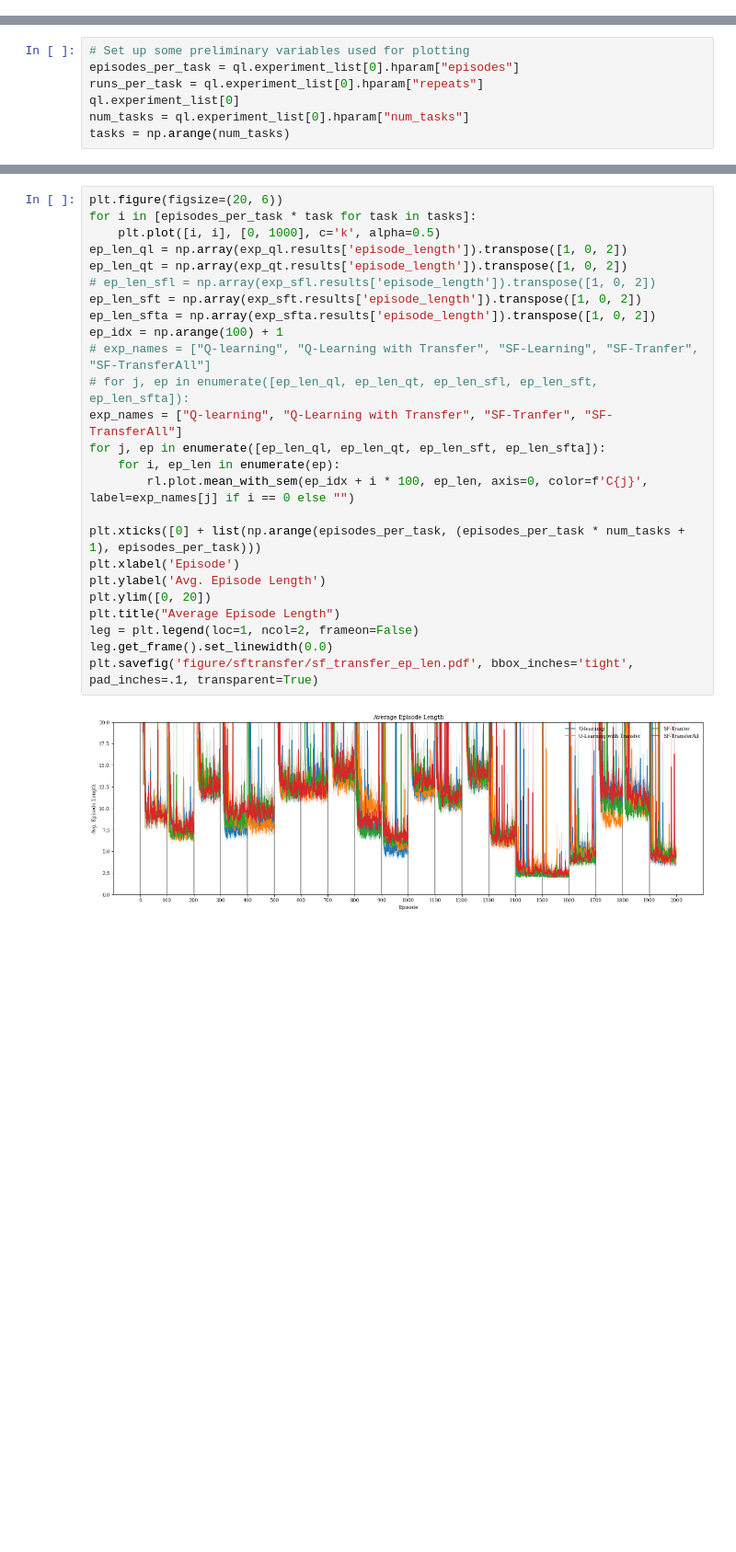
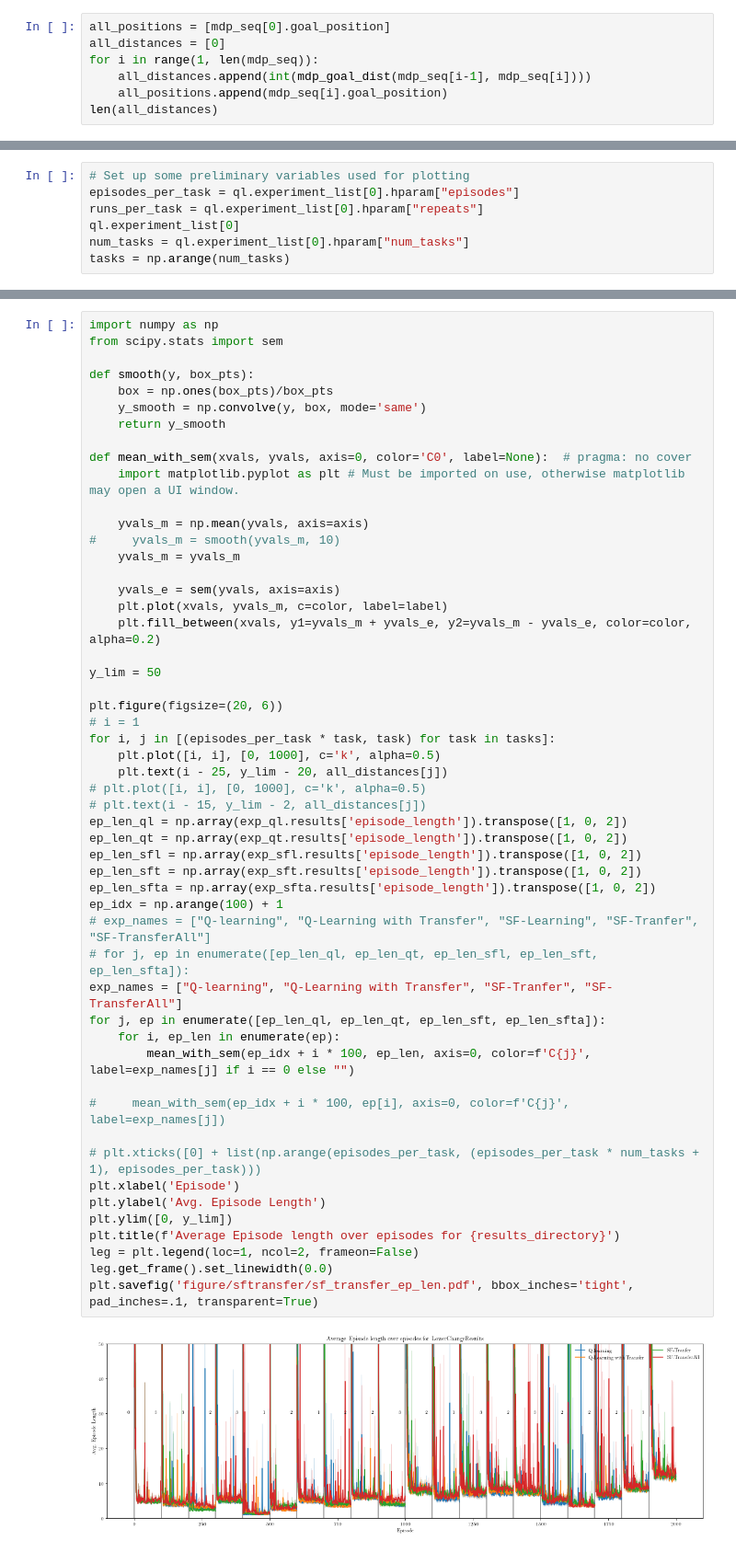
Before and after one commit to samuelfneumann/rewardpredictive, a Jupyter notebook: visualization.ipynb, the cells around one changed output, grey strips where cells are left out. Shown: that part at 92% size. Cells and saved outputs as stored; diff of their text form; blank space fills up the shorter version.

Commit message:
more visualizations

```diff
--- a/visualization.ipynb
+++ b/visualization.ipynb
@@ -33,0 +27,7 @@ Loading mazes from file /home/taodav/Documents/rewardpredictive/data/RandomRewar
+# %%
+all_positions = [mdp_seq[0].goal_position]
+all_distances = [0]
+for i in range(1, len(mdp_seq)):
+    all_distances.append(int(mdp_goal_dist(mdp_seq[i-1], mdp_seq[i])))
+    all_positions.append(mdp_seq[i].goal_position)
+len(all_distances)
@@ -91,30 +99,57 @@ lr_r: 0.9
 # %%
+import numpy as np
+from scipy.stats import sem
+
+def smooth(y, box_pts):
+    box = np.ones(box_pts)/box_pts
+    y_smooth = np.convolve(y, box, mode='same')
+    return y_smooth
+
+def mean_with_sem(xvals, yvals, axis=0, color='C0', label=None):  # pragma: no cover
+    import matplotlib.pyplot as plt # Must be imported on use, otherwise matplotlib may open a UI window.
+
+    yvals_m = np.mean(yvals, axis=axis)
+#     yvals_m = smooth(yvals_m, 10)
+    yvals_m = yvals_m
+
+    yvals_e = sem(yvals, axis=axis)
+    plt.plot(xvals, yvals_m, c=color, label=label)
+    plt.fill_between(xvals, y1=yvals_m + yvals_e, y2=yvals_m - yvals_e, color=color, alpha=0.2)
+
+y_lim = 50
+
 plt.figure(figsize=(20, 6))
-for i in [episodes_per_task * task for task in tasks]:
+# i = 1
+for i, j in [(episodes_per_task * task, task) for task in tasks]:
     plt.plot([i, i], [0, 1000], c='k', alpha=0.5)
+    plt.text(i - 25, y_lim - 20, all_distances[j])
+# plt.plot([i, i], [0, 1000], c='k', alpha=0.5)
+# plt.text(i - 15, y_lim - 2, all_distances[j])
 ep_len_ql = np.array(exp_ql.results['episode_length']).transpose([1, 0, 2])
 ep_len_qt = np.array(exp_qt.results['episode_length']).transpose([1, 0, 2])
-# ep_len_sfl = np.array(exp_sfl.results['episode_length']).transpose([1, 0, 2])
+ep_len_sfl = np.array(exp_sfl.results['episode_length']).transpose([1, 0, 2])
 ep_len_sft = np.array(exp_sft.results['episode_length']).transpose([1, 0, 2])
 ep_len_sfta = np.array(exp_sfta.results['episode_length']).transpose([1, 0, 2])
 ep_idx = np.arange(100) + 1
 # exp_names = ["Q-learning", "Q-Learning with Transfer", "SF-Learning", "SF-Tranfer", "SF-TransferAll"]
 # for j, ep in enumerate([ep_len_ql, ep_len_qt, ep_len_sfl, ep_len_sft, ep_len_sfta]):
 exp_names = ["Q-learning", "Q-Learning with Transfer", "SF-Tranfer", "SF-TransferAll"]
 for j, ep in enumerate([ep_len_ql, ep_len_qt, ep_len_sft, ep_len_sfta]):
     for i, ep_len in enumerate(ep):
-        rl.plot.mean_with_sem(ep_idx + i * 100, ep_len, axis=0, color=f'C{j}', label=exp_names[j] if i == 0 else "")
+        mean_with_sem(ep_idx + i * 100, ep_len, axis=0, color=f'C{j}', label=exp_names[j] if i == 0 else "")
 
-plt.xticks([0] + list(np.arange(episodes_per_task, (episodes_per_task * num_tasks + 1), episodes_per_task)))
+#     mean_with_sem(ep_idx + i * 100, ep[i], axis=0, color=f'C{j}', label=exp_names[j])
+
+# plt.xticks([0] + list(np.arange(episodes_per_task, (episodes_per_task * num_tasks + 1), episodes_per_task)))
 plt.xlabel('Episode')
 plt.ylabel('Avg. Episode Length')
-plt.ylim([0, 20])
-plt.title("Average Episode Length")
+plt.ylim([0, y_lim])
+plt.title(f'Average Episode length over episodes for {results_directory}')
 leg = plt.legend(loc=1, ncol=2, frameon=False)
 leg.get_frame().set_linewidth(0.0)
 plt.savefig('figure/sftransfer/sf_transfer_ep_len.pdf', bbox_inches='tight', pad_inches=.1, transparent=True)
 # %% [output]
-[figure, old version]
+[figure, new version]
 # %%
 {
     "Q-Learning": ep_len_qlearning.mean(),
```
Also changed, not shown: parts of 10 cells of this notebook, 2 other files.
